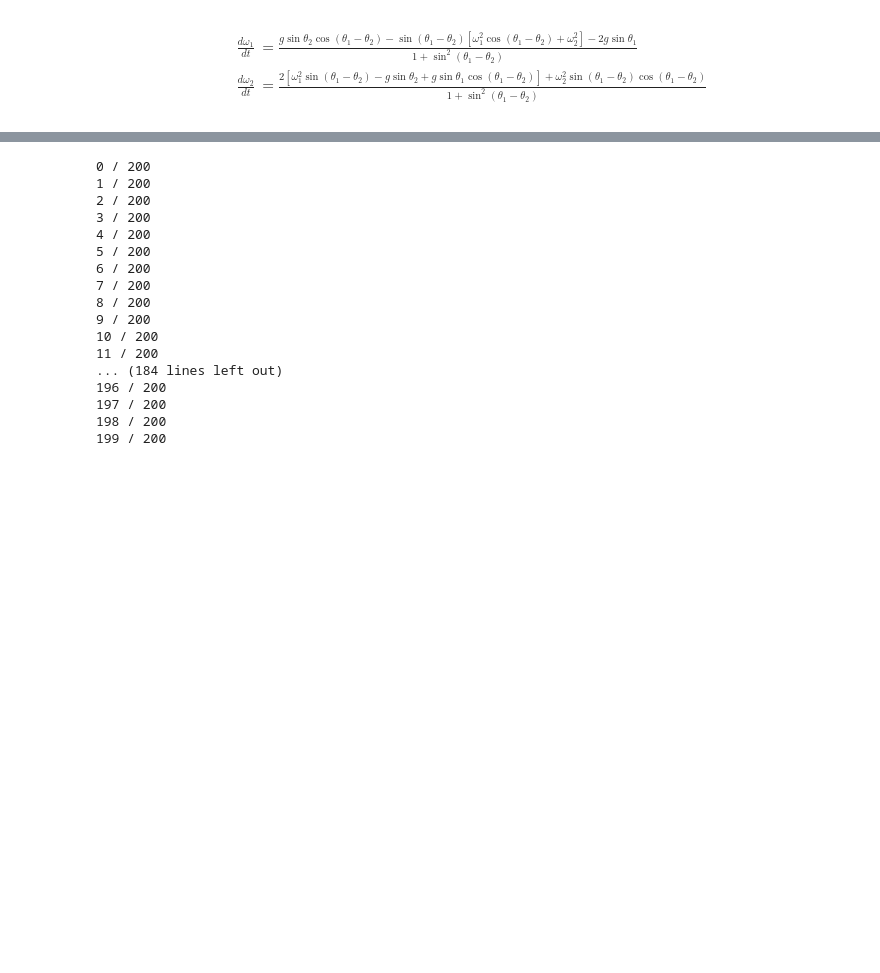
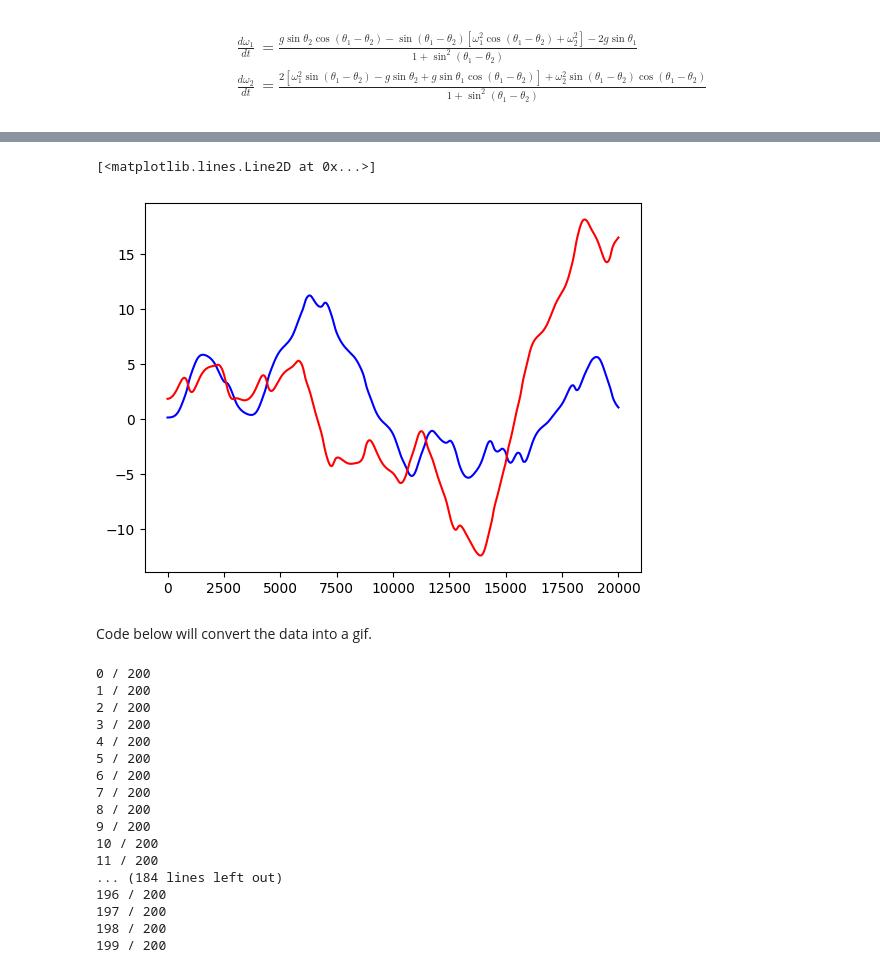
Before and after one commit to jakedorman64/internship, a Jupyter notebook: Double_Pendulum_Solver_JAX.ipynb, the cells around one changed output, grey strips where cells are left out. Drawn from its saved outputs; the diff is of its cells as text; code cells hidden in the pictures; blank space fills up the shorter version.

```diff
--- a/Double_Pendulum_Solver_JAX.ipynb
+++ b/Double_Pendulum_Solver_JAX.ipynb
@@ -17,25 +17,29 @@ $$ \begin{align} \frac{d \omega_1}{dt} & = \frac{g \sin{\theta_2} \cos{(\theta_1
  Plus the simpler equations:
  $$\begin{align} \frac{d \theta_1}{dt} & = \omega_1 \\ \frac{d \theta_2}{dt} & = \omega_2. \end{align} $$
 # %%
-import jax.numpy as np
+import jax.numpy as jnp
 from jax.numpy import pi, sin, cos
 from jax import value_and_grad, jit
 from jax import random
 from jax.experimental.ode import odeint
 import matplotlib.pyplot as plt
 import imageio
+import time
 from tqdm.auto import trange
 from matplotlib.patches import Circle
 
+perturb = False
+perturbation = 0.1
 
 # Generate random numbers for initialising angles
-key, subkey = random.split(random.PRNGKey(48554))
+key, subkey = random.split(random.PRNGKey(int(time.time())))
 
 # Define gravity
 g = - 9.81
 
 total_time = 20
 dt = 0.001
+dT = 0.01
 # %% [output]
 WARNING:jax._src.xla_bridge:No GPU/TPU found, falling back to CPU. (Set TF_CPP_MIN_LOG_LEVEL=0 and rerun for more info.)
 # %%
@@ -46,16 +50,18 @@ theta_2_init = random.uniform(subkey, minval = 0, maxval = 2 * pi)
 omega_1_init = 0
 omega_2_init = 0
 
-Theta_1_init = theta_1_init + 0.001
-Theta_2_init = theta_2_init + 0.001
-Omega_1_init = 0
-Omega_2_init = 0
+y0 = jnp.array([theta_1_init, theta_2_init, omega_1_init, omega_2_init])
 
-y0 = np.array([theta_1_init, theta_2_init, omega_1_init, omega_2_init])
-Y0 = np.array([Theta_1_init, Theta_2_init, Omega_1_init, Omega_2_init])
+if perturb == True:
+  Theta_1_init = theta_1_init + perturbation
+  Theta_2_init = theta_2_init + perturbation
+  Omega_1_init = 0
+  Omega_2_init = 0
+
+  Y0 = jnp.array([Theta_1_init, Theta_2_init, Omega_1_init, Omega_2_init])
 # And generate our time array:
 
-tsteps = np.linspace(0, int(total_time), int(total_time / dt))
+tsteps = jnp.linspace(0, int(total_time), int(total_time / dt))
 # %% [markdown]
 $$ \begin{align} \frac{d \omega_1}{dt} & = \frac{g \sin{\theta_2} \cos{(\theta_1 - \theta_2)} - \sin{(\theta_1 - \theta_2)} \left[ \omega_1^2 \cos{(\theta_1 - \theta_2)} + \omega_2^2\right] - 2 g \sin{\theta_1}}{1 + \sin^2{(\theta_1 - \theta_2)}}
 \\
@@ -83,8 +89,10 @@ def dy_dt(y, t, g):
 
   domega2_dt = ( 2 * ( (omega_1 ** 2) * s - g * sin(theta_2) + g * sin(theta_1) * c ) + (omega_2 ** 2) * s * c ) / (1 + s ** 2)
 
-  dy_dt = np.array([dtheta1_dt, dtheta2_dt, domega1_dt, domega2_dt])
+  dy_dt = jnp.array([dtheta1_dt, dtheta2_dt, domega1_dt, domega2_dt])
   return dy_dt
 # %%
-%time jax_results = odeint(dy_dt, y0, tsteps, g)
-Jax_results = odeint(dy_dt, Y0, tsteps, g)
+jax_results = odeint(dy_dt, y0, tsteps, g)
+
+if perturb == True:
+  Jax_results = odeint(dy_dt, Y0, tsteps, g)
@@ -100,3 +106,13 @@ Theta_2 = Jax_results[:, 1]
+# %%
+# Computes a plot of the angles.
+
+plt.plot(theta_1, c='b')
+plt.plot(theta_2, c='r')
+# %% [output]
+[<matplotlib.lines.Line2D at 0x...>]
+[figure, added]
+# %% [markdown]
+Code below will convert the data into a gif.
 # %%
 # Convert to Cartesian coordinates of the two bob positions.
 x1 = sin(theta_1)
```
Also changed, not shown: parts of 4 cells of this notebook.
